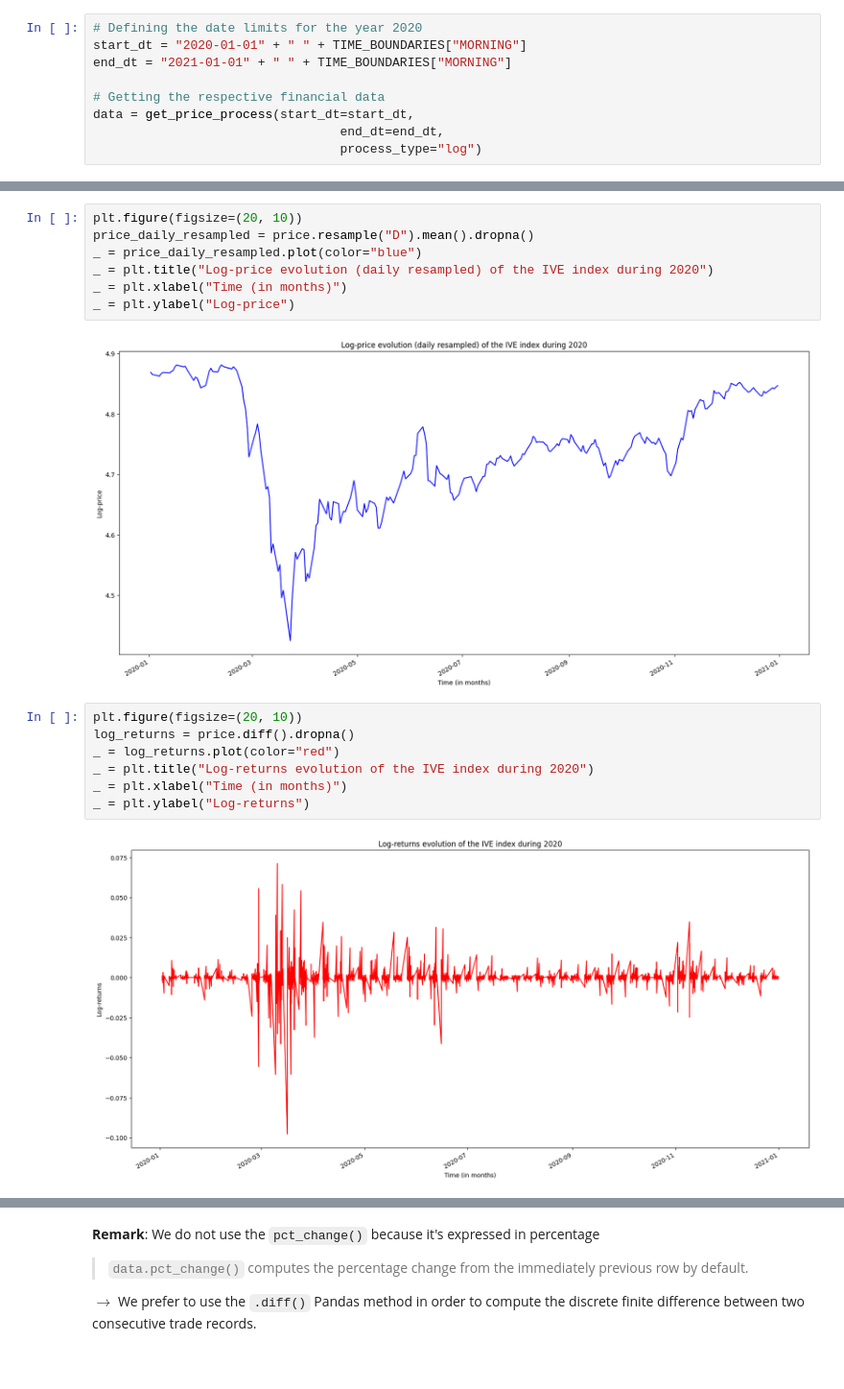
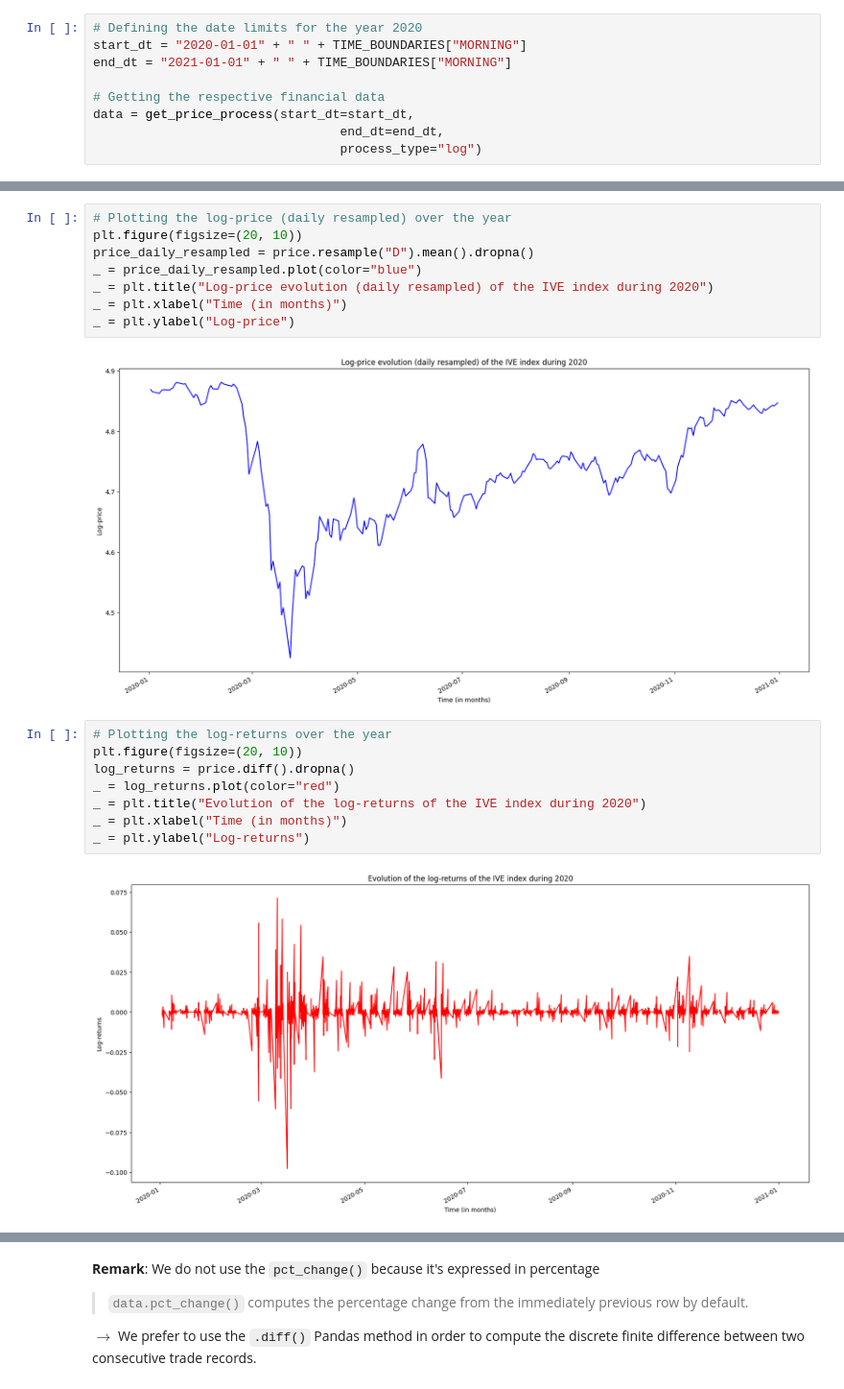
Before and after one commit to lcsrodriguez/HFT-IntradayVol-Estimation, a Jupyter notebook: main.ipynb, the cells around one changed output, grey strips where cells are left out. Shown at 96% size. Cells and saved outputs as stored; diff of their text form.

```diff
--- a/main.ipynb
+++ b/main.ipynb
@@ -827,4 +760,5 @@ _ = plt.ylabel("Log-price")
 # %%
+# Plotting the log-price (daily resampled) over the year
 plt.figure(figsize=(20, 10))
 price_daily_resampled = price.resample("D").mean().dropna()
 _ = price_daily_resampled.plot(color="blue")
@@ -834,12 +768,13 @@ _ = plt.ylabel("Log-price")
 # %% [output]
 [figure]
 # %%
+# Plotting the log-returns over the year
 plt.figure(figsize=(20, 10))
 log_returns = price.diff().dropna()
 _ = log_returns.plot(color="red")
-_ = plt.title("Log-returns evolution of the IVE index during 2020")
+_ = plt.title("Evolution of the log-returns of the IVE index during 2020")
 _ = plt.xlabel("Time (in months)")
 _ = plt.ylabel("Log-returns")
 # %% [output]
-[figure, old version]
+[figure, new version]
 # %%
```
Also changed, not shown: parts of 35 cells of this notebook.
